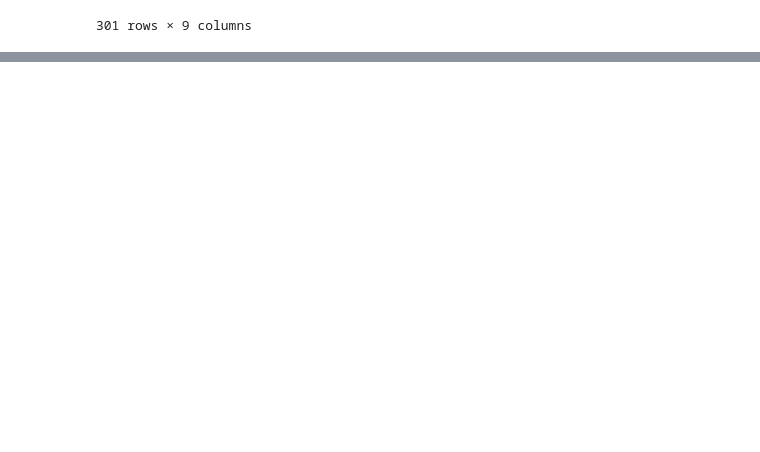
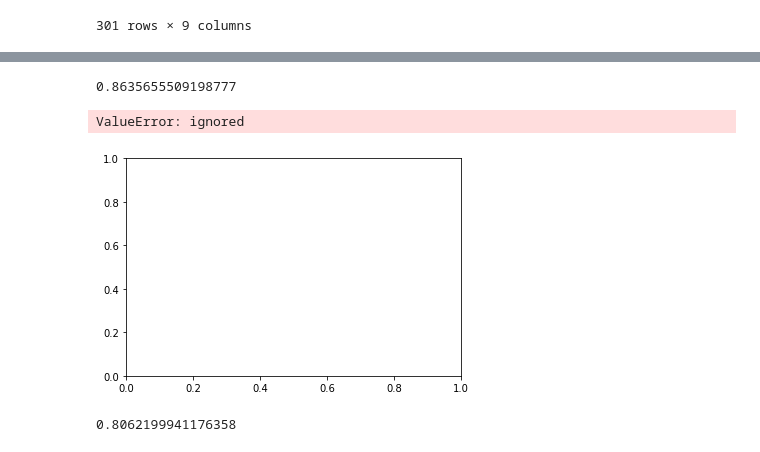
Before and after one commit to Zeeshan2012/Car_price_prediction-with-lasso, a Jupyter notebook: car_price_prediction_with_lasso_regression.ipynb, the cells around one changed output, grey strips where cells are left out. Saved outputs shown, nothing was run; the diff lists cells and outputs as text; code cells hidden in the pictures; blank space fills up the shorter version.

```diff
--- a/car_price_prediction_with_lasso_regression.ipynb
+++ b/car_price_prediction_with_lasso_regression.ipynb
@@ -140,0 +144,6 @@ df
+# %%
+X_train,X_test,y_train,y_test = train_test_split(X, y,test_size = 0.1,random_state = 2)
+# %%
+model = LinearRegression()
+# %%
+model.fit(X_train, y_train)
@@ -140,0 +152,2 @@ df
+# %%
+prediction = model.predict(X_train)
@@ -140,0 +191,13 @@ df
+# %%
+error_score
+# %% [output]
+0.8635655509198777
+# %%
+plt.scatter(y_train , prediction)
+plt.xlabel('actual_price')
+plt.ylabel('predicted_price')
+plt.title('actual_price v\s predicted price')
+plt.show()
+# %% [output]
+ValueError: ignored
+[figure, added]
@@ -140,0 +208,4 @@ df
+# %%
+error_score
+# %% [output]
+0.8062199941176358
```
Also changed, not shown: parts of 8 cells of this notebook.
